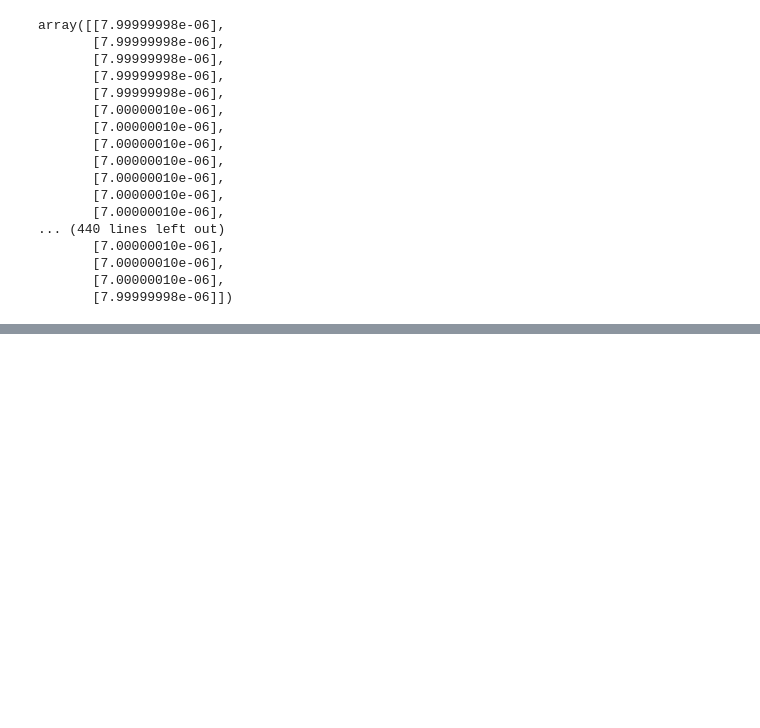
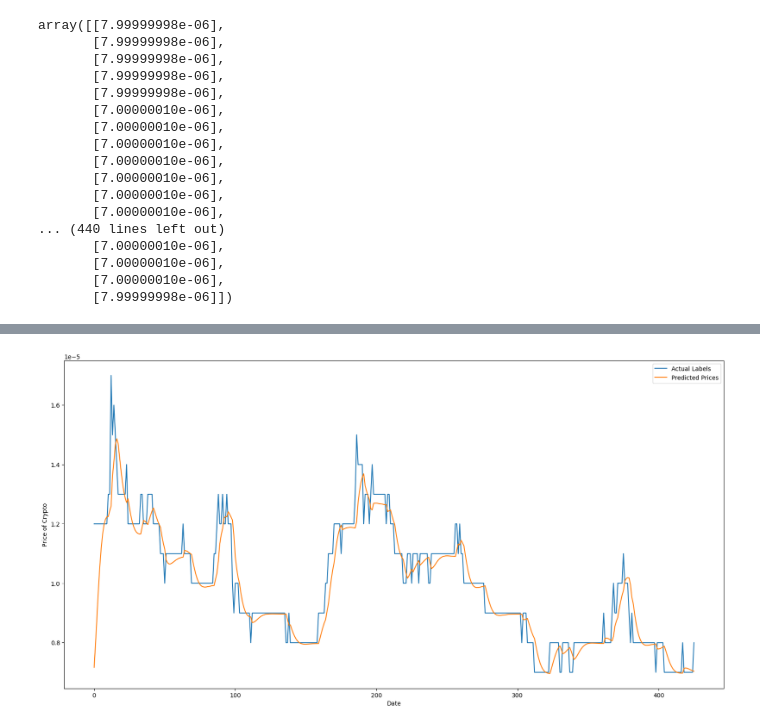
Before and after one commit to luch91/Blockchain-Crypto-Machine-Learning, a Jupyter notebook: RNN/recurrent_nn.ipynb, the cells around one changed output, grey strips where cells are left out. Cells and saved outputs as stored; diff of their text form; code cells hidden in the pictures; blank space fills up the shorter version.

Commit message:
fixed issues with network features

```diff
--- a/RNN/recurrent_nn.ipynb
+++ b/RNN/recurrent_nn.ipynb
@@ -499,0 +610,4 @@ inputs = scaling_object.transform(inputs)
+# %%
+X_test=np.reshape(X_test, (X_test.shape[0], X_test.shape[1], 1))
+
+X_test
@@ -499,0 +616,2 @@ inputs = scaling_object.transform(inputs)
+# %%
+predicted_prices = neural_network.predict(X_test)
@@ -499,0 +642,3 @@ inputs = scaling_object.transform(inputs)
+# %%
+predicted_prices = scaling_object.inverse_transform(predicted_prices)
+predicted_prices
@@ -499,0 +689,3 @@ inputs = scaling_object.transform(inputs)
+# %%
+actual_labels = test_df["Adj Close"].values
+actual_labels
@@ -499,0 +710,10 @@ inputs = scaling_object.transform(inputs)
+# %%
+plt.figure(figsize=(20, 10))
+plt.plot(actual_labels, label="Actual Labels")
+plt.plot(predicted_prices, label="Predicted Prices" )
+plt.legend()
+plt.xlabel("Date")
+plt.ylabel("Price of Crypto")
+plt.show()
+# %% [output]
+[figure, added]
```
Also changed, not shown: parts of 17 cells of this notebook.
